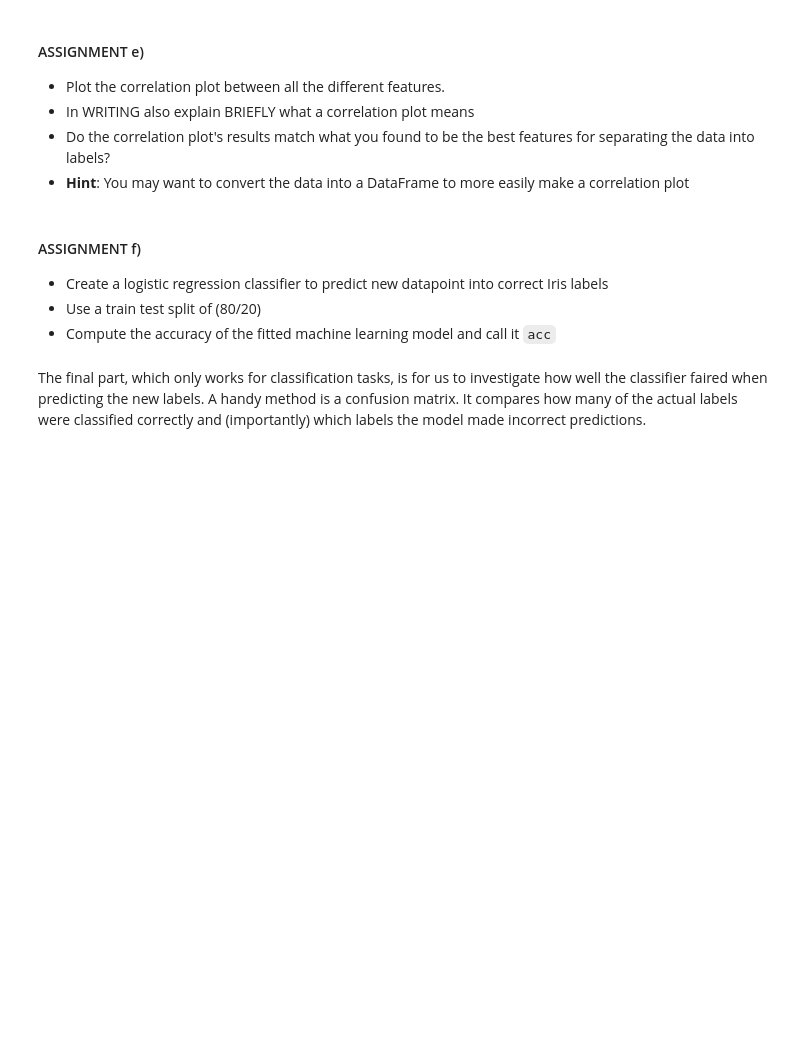
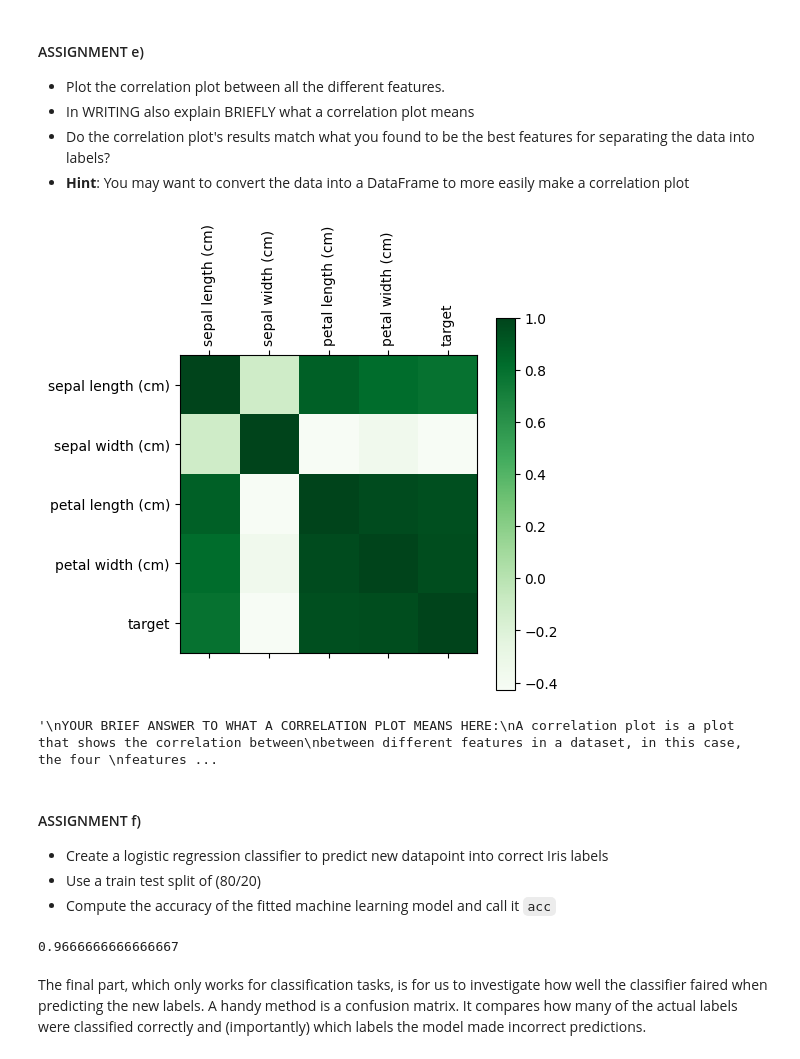
Before and after one commit to FolkeHilding/IntroML, a Jupyter notebook: Assignments/Practical/PracticalNotebook3.ipynb, the cells around one changed output. Drawn from its saved outputs; the diff is of its cells as text; code cells hidden in the pictures; blank space fills up the shorter version.

```diff
--- a/Assignments/Practical/PracticalNotebook3.ipynb
+++ b/Assignments/Practical/PracticalNotebook3.ipynb
@@ -344,3 +346,25 @@ YOUR BRIEF ANSWER TO WHAT A CORRELATION PLOT MEANS HERE:
+# %%
+# YOUR CODE HERE
+import pandas as pd
+
+df = pd.DataFrame(data=np.c_[iris['data'], iris['target']], columns=iris['feature_names'] + ['target'])
+cormat = np.corrcoef(df.T)
+plt.matshow(cormat, cmap='Greens')
+plt.xticks(range(len(df.columns)), df.columns, rotation=90)
+plt.yticks(range(len(df.columns)), df.columns)
+plt.colorbar()
+plt.show()
+
+
+"""
+YOUR BRIEF ANSWER TO WHAT A CORRELATION PLOT MEANS HERE:
+A correlation plot is a plot that shows the correlation between
+between different features in a dataset, in this case, the four
+features for Irises.
+"""
+# %% [output]
+[figure, added]
+'\nYOUR BRIEF ANSWER TO WHAT A CORRELATION PLOT MEANS HERE:\nA correlation plot is a plot that shows the correlation between\nbetween different features in a dataset, in this case, the four \nfeatures ...
 # %% [markdown]
 #### ASSIGNMENT f)
 - Create a logistic regression classifier to predict new datapoint into correct Iris labels
@@ -348,14 +372,20 @@ YOUR BRIEF ANSWER TO WHAT A CORRELATION PLOT MEANS HERE:
 - Compute the accuracy of the fitted machine learning model and call it `acc`
 # %%
 # YOUR CODE HERE
-#
-#
-
-
+from sklearn.metrics import accuracy_score
+from sklearn.linear_model import LogisticRegression
+train1, test1, train2, test2 = tts(iris.data, iris.target, test_size=0.2)
+lr = LogisticRegression()
+lr.fit(train1, train2)
+y_pred = lr.predict(test1)
+acc = accuracy_score(test2, y_pred)
+print(acc)
 
 
 # CODE PROVIDED TO TEST YOUR FITTED MODEL
 assert acc >= 0.95, "You haven’t reached a high enough accuracy."
+# %% [output]
+0.9666666666666667
 # %% [markdown]
 The final part, which only works for classification tasks, is for us to investigate how well the classifier faired when predicting the new labels. A handy method is a confusion matrix. It compares how many of the actual labels were classified correctly and (importantly) which labels the model made incorrect predictions.
 # %% [markdown]
```
Also changed, not shown: parts of 11 cells of this notebook.
